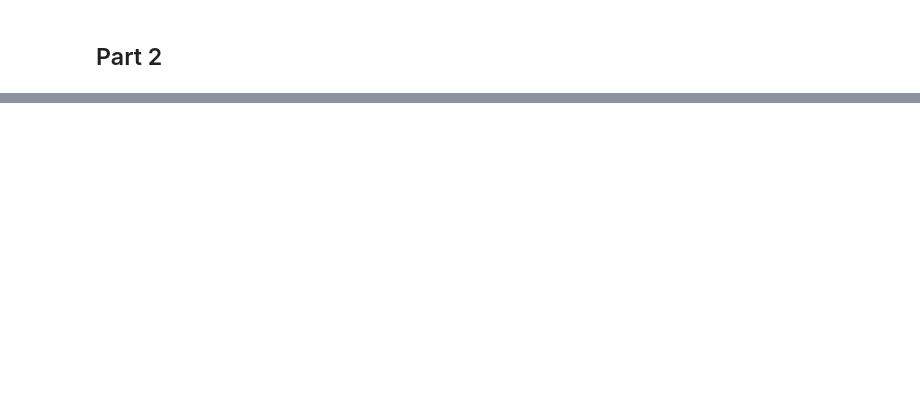
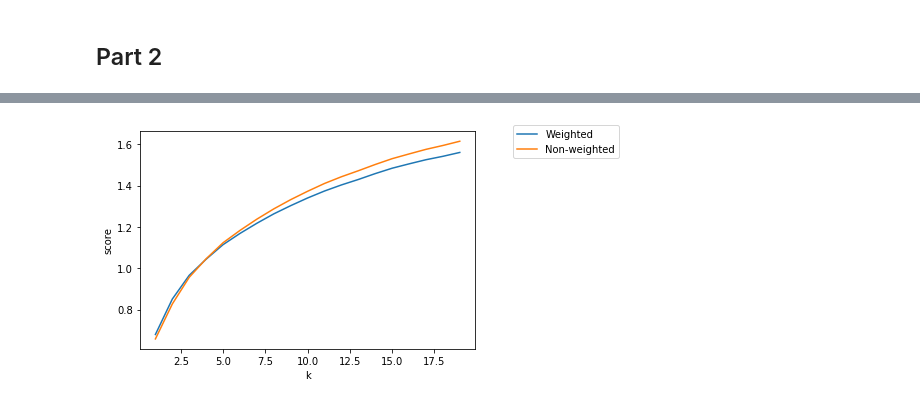
Before and after one commit to honorlessman/book_recommendation, a Jupyter notebook: report/report.ipynb, the cells around one changed output, grey strips where cells are left out. Cells and saved outputs as stored; diff of their text form; code cells hidden in the pictures; blank space fills up the shorter version.

```diff
--- a/report/report.ipynb
+++ b/report/report.ipynb
@@ -4 +3,36 @@
+# %%
+""" Functions """
+
+import matplotlib.pyplot as plt
+import csv
+
+kfold_scores = [[],[],[],[]]
+test_adj_scores = [[],[],[],[]]
+test_corr_scores = [[],[],[],[]]
+test_cos_scores = [[],[],[],[]]
+threshold_test_scores = [[],[],[],[]]
+
+def read_scores(fname, arr, labels=["k", "score"], columns=['k', 'score', 'score_nw']):
+    file = open(fname)
+    dic = csv.DictReader(file, delimiter=',')
+    for row in dic:
+        arr[0].append(int(row[columns[0]]))
+        arr[1].append(float(row[columns[1]]))
+        arr[2].append(float(row[columns[2]]))
+    arr[3] = labels
+    file.close()
+
+def graph(lines, labels):
+    for x,y,label in lines:
+        plt.plot(x,y, label=label)
+    plt.xlabel(labels[0])
+    plt.ylabel(labels[1])
+    plt.legend(bbox_to_anchor=(1.1, 1.05))
+    plt.show()
+
+read_scores("data/validation_results.csv", kfold_scores)
+read_scores("data/test_results_adj.csv", test_adj_scores)
+read_scores("data/test_results_cor.csv", test_corr_scores)
+read_scores("data/test_results_cos.csv", test_cos_scores)
+read_scores("data/threshold_test_scores.csv", threshold_test_scores, labels=["threshold", "score"], columns=["threshold","score","score_nw"])
 # %% [markdown]
@@ -127,0 +189,4 @@ Only issue is this actually somehow improves the non-weighted score more than we
+# %%
+graph([(kfold_scores[0], kfold_scores[1], "Weighted"),(kfold_scores[0], kfold_scores[2], "Non-weighted")], kfold_scores[3])
+# %% [output]
+[figure, added]
```
Also changed, not shown: parts of 17 cells of this notebook, 24 other files.
